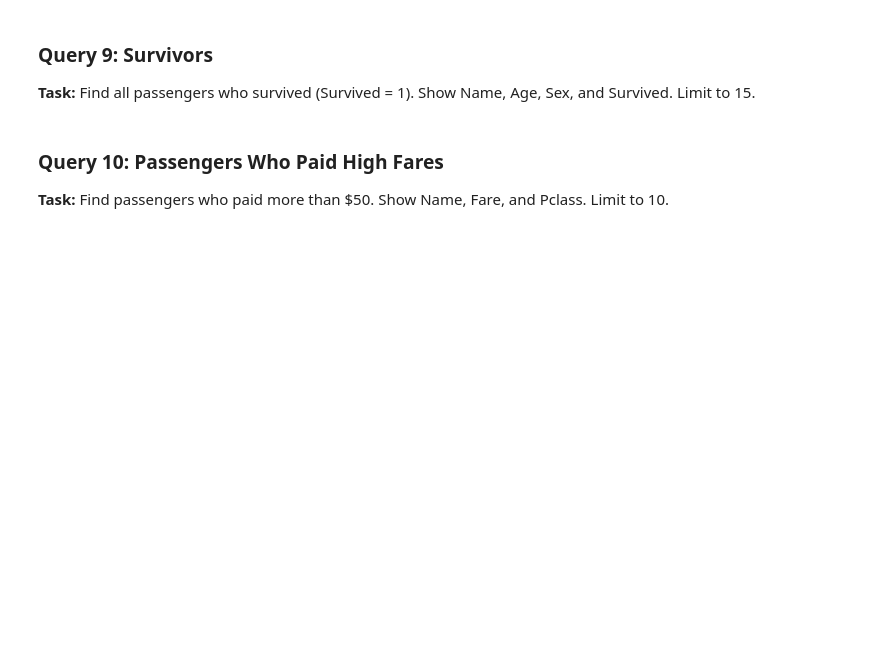
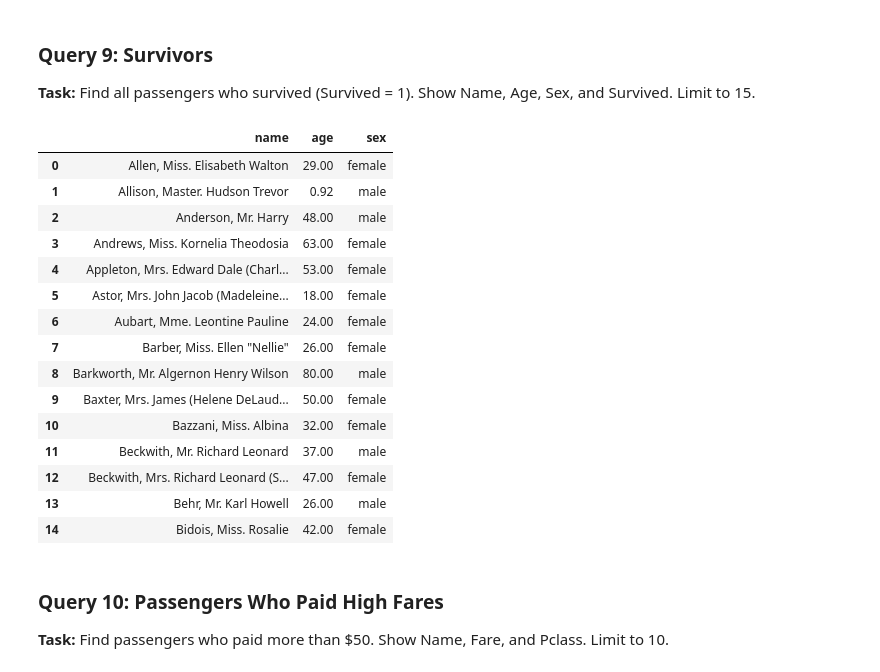
Before and after one commit to LSprecher27/databaseApplications, a Jupyter notebook: dbApps04/dbApps04Tasks.ipynb, the cells around one changed output. Cells and saved outputs as stored; diff of their text form; code cells hidden in the pictures; blank space fills up the shorter version.

```diff
--- a/dbApps04/dbApps04Tasks.ipynb
+++ b/dbApps04/dbApps04Tasks.ipynb
@@ -168,11 +269,32 @@ display(result_8)
 # %%
 # TODO: Write your query
 query_9 = """
+SELECT Name, Age, Sex
+FROM Passengers
+WHERE Survived = 1
+LIMIT 15
 
 """
 
 result_9 = pd.read_sql(query_9, conn)
 display(result_9)
+# %% [output]
+|  | name | age | sex |
+| 0 | Allen, Miss. Elisabeth Walton | 29.00 | female |
+| 1 | Allison, Master. Hudson Trevor | 0.92 | male |
+| 2 | Anderson, Mr. Harry | 48.00 | male |
+| 3 | Andrews, Miss. Kornelia Theodosia | 63.00 | female |
+| 4 | Appleton, Mrs. Edward Dale (Charl... | 53.00 | female |
+| 5 | Astor, Mrs. John Jacob (Madeleine... | 18.00 | female |
+| 6 | Aubart, Mme. Leontine Pauline | 24.00 | female |
+| 7 | Barber, Miss. Ellen "Nellie" | 26.00 | female |
+| 8 | Barkworth, Mr. Algernon Henry Wilson | 80.00 | male |
+| 9 | Baxter, Mrs. James (Helene DeLaud... | 50.00 | female |
+| 10 | Bazzani, Miss. Albina | 32.00 | female |
+| 11 | Beckwith, Mr. Richard Leonard | 37.00 | male |
+| 12 | Beckwith, Mrs. Richard Leonard (S... | 47.00 | female |
+| 13 | Behr, Mr. Karl Howell | 26.00 | male |
+| 14 | Bidois, Miss. Rosalie | 42.00 | female |
 # %% [markdown]
 ### Query 10: Passengers Who Paid High Fares
 
```
Also changed, not shown: parts of 12 cells of this notebook.
